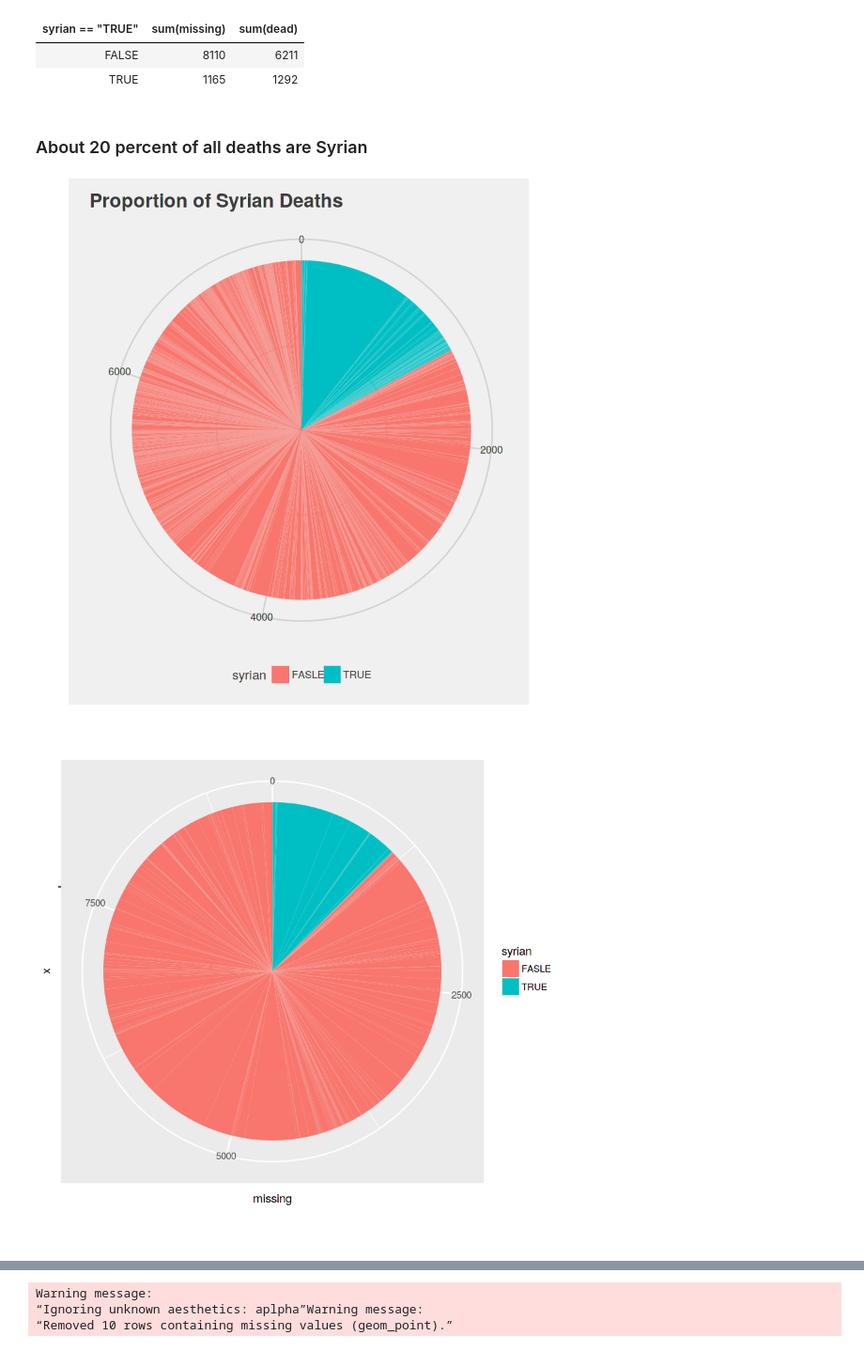
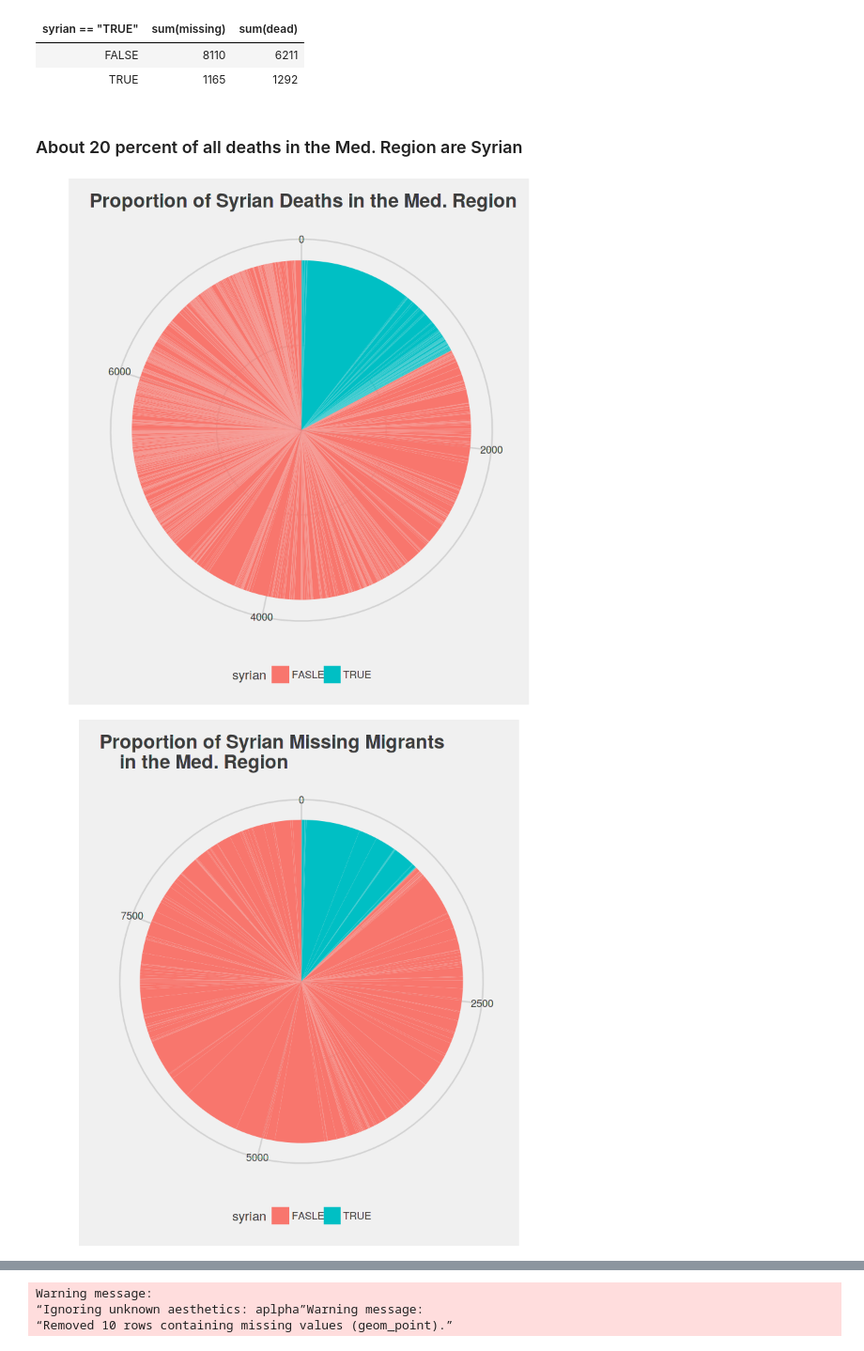
Before and after one commit to jam1245/Missing-Migrant-Analysis-, a Jupyter notebook: deadly_syrian_migrant_routes.ipynb, the cells around one changed output, grey strips where cells are left out. Shown at 94% size. Cells and saved outputs as stored; diff of their text form; code cells hidden in the pictures.

```diff
--- a/deadly_syrian_migrant_routes.ipynb
+++ b/deadly_syrian_migrant_routes.ipynb
@@ -839,21 +856,26 @@ nation
 | FALSE | 8110 | 6211 |
 | TRUE | 1165 | 1292 |
 # %% [markdown]
-### About 20 percent of all deaths are Syrian
+### About 20 percent of all deaths in the Med. Region are Syrian
 # %%
 pie <- ggplot(df, aes(x="", y=dead, fill=syrian)) +
     geom_bar(width = 1, stat = "identity") +
     coord_polar("y", start=0) +
     theme_fivethirtyeight() +
-    ggtitle('Proportion of Syrian Deaths')
+    scale_color_brewer(name='',palette='Set1') +
+    ggtitle('Proportion of Syrian Deaths in the Med. Region')
 pie
 # %% [output]
-[figure, old version]
+[figure, new version]
 # %%
-bp <- ggplot(df, aes(x="", y=missing, fill=syrian)) +
+pie2 <- ggplot(df, aes(x="", y=missing, fill=syrian)) +
     geom_bar(width = 1, stat = "identity") +
-    coord_polar("y", start=0)
-bp
+    coord_polar("y", start=0) +
+    theme_fivethirtyeight() +
+    scale_color_brewer(name='',palette='Set1') +
+    ggtitle('Proportion of Syrian Missing Migrants
+    in the Med. Region')
+pie2
 # %% [output]
-[figure, old version]
+[figure, new version]
 # %% [markdown]
```
Also changed, not shown: parts of 16 cells of this notebook.
